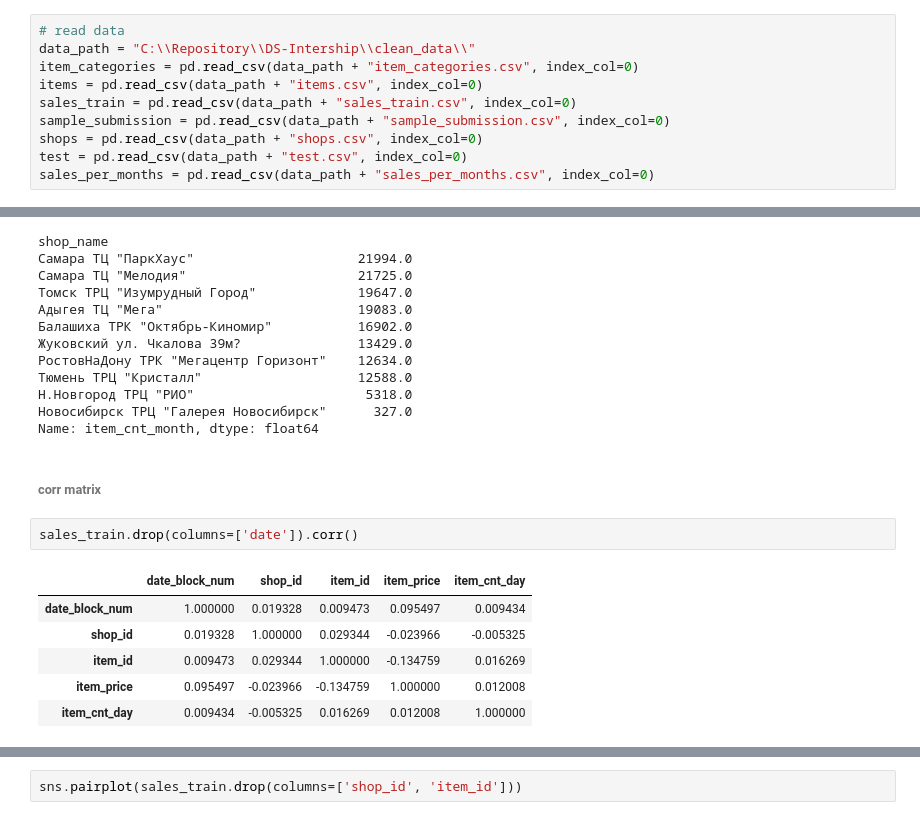
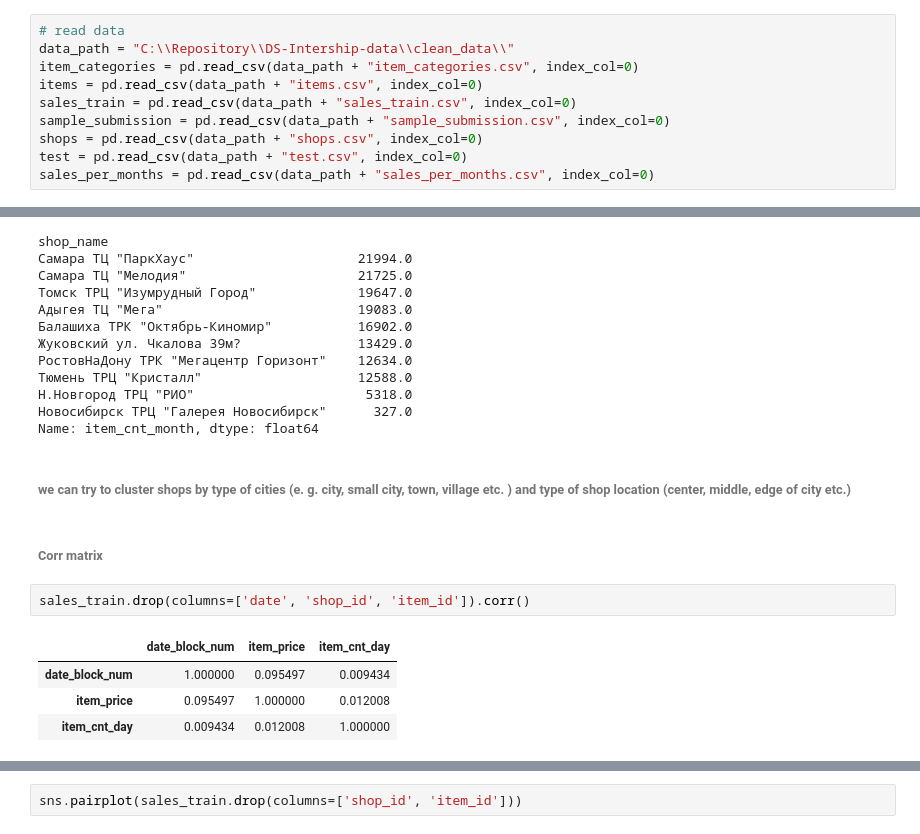
Before and after one commit to Yarmmax/DS_Intership, a Jupyter notebook: EDA.ipynb, the cells around one changed output, grey strips where cells are left out. Cells and saved outputs as stored; diff of their text form.

```diff
--- a/EDA.ipynb
+++ b/EDA.ipynb
@@ -6,7 +6,7 @@ import matplotlib.pyplot as plt
 import matplotlib.patches as mpatches
 # %%
 # read data
-data_path = "C:\\Repository\\DS-Intership\\clean_data\\"
+data_path = "C:\\Repository\\DS-Intership-data\\clean_data\\"
 item_categories = pd.read_csv(data_path + "item_categories.csv", index_col=0)
 items = pd.read_csv(data_path + "items.csv", index_col=0)
 sales_train = pd.read_csv(data_path + "sales_train.csv", index_col=0)
@@ -302,14 +429,14 @@ shop_name
 Н.Новгород ТРЦ "РИО"                      5318.0
 Новосибирск ТРЦ "Галерея Новосибирск"      327.0
 Name: item_cnt_month, dtype: float64
+# %% [markdown]
+###### we can try to cluster shops by type of cities (e. g. city, small city, town, village etc. ) and type of shop location (center, middle, edge of city etc.)
 # %% [markdown]
-###### corr matrix
+###### Corr matrix
 # %%
-sales_train.drop(columns=['date']).corr()
+sales_train.drop(columns=['date', 'shop_id', 'item_id']).corr()
 # %% [output]
-|  | date_block_num | shop_id | item_id | item_price | item_cnt_day |
-| date_block_num | 1.000000 | 0.019328 | 0.009473 | 0.095497 | 0.009434 |
-| shop_id | 0.019328 | 1.000000 | 0.029344 | -0.023966 | -0.005325 |
-| item_id | 0.009473 | 0.029344 | 1.000000 | -0.134759 | 0.016269 |
-| item_price | 0.095497 | -0.023966 | -0.134759 | 1.000000 | 0.012008 |
-| item_cnt_day | 0.009434 | -0.005325 | 0.016269 | 0.012008 | 1.000000 |
+|  | date_block_num | item_price | item_cnt_day |
+| date_block_num | 1.000000 | 0.095497 | 0.009434 |
+| item_price | 0.095497 | 1.000000 | 0.012008 |
+| item_cnt_day | 0.009434 | 0.012008 | 1.000000 |
```
Also changed, not shown: parts of 24 cells of this notebook.
